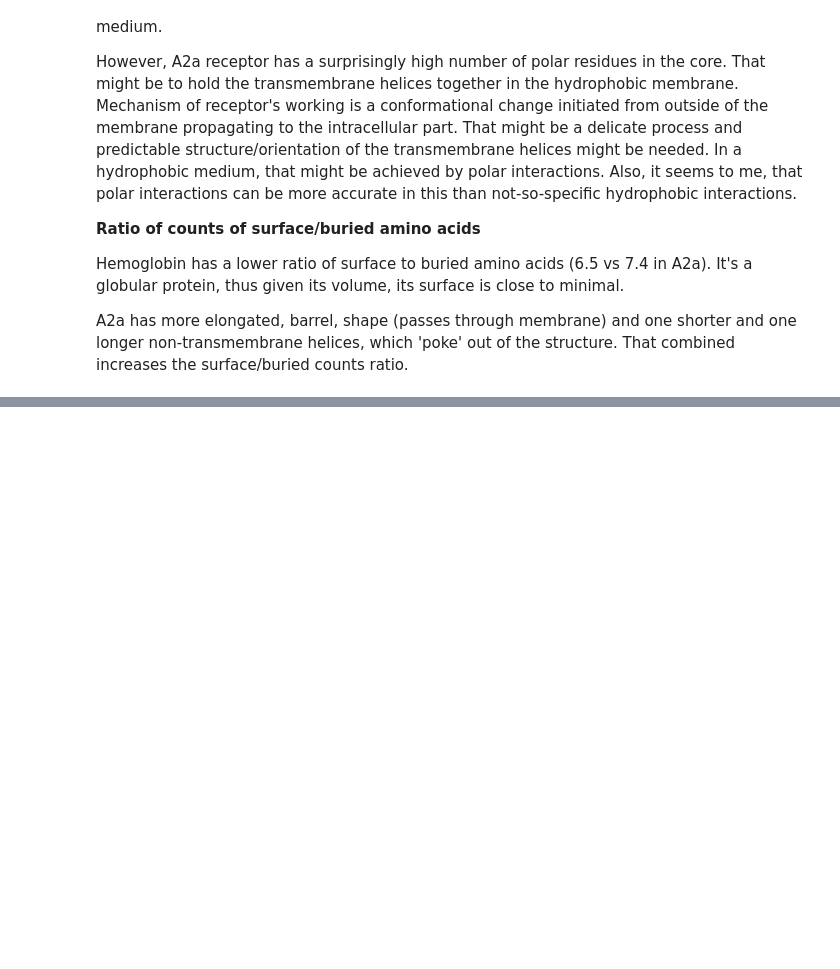
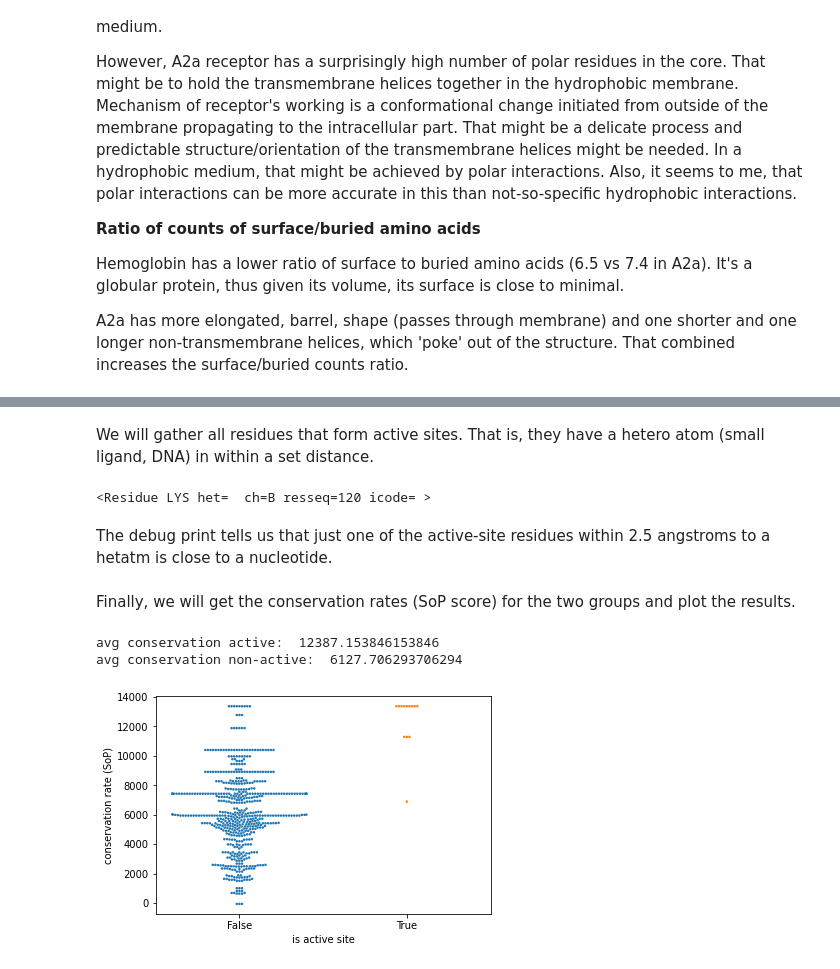
Before and after one commit to adam-kral/bioinfo_algoritmy_kral, a Jupyter notebook: assignment_demos.ipynb, the cells around one changed output, grey strips where cells are left out. Cells and saved outputs as stored; diff of their text form; code cells hidden in the pictures; blank space fills up the shorter version.

```diff
--- a/assignment_demos.ipynb
+++ b/assignment_demos.ipynb
@@ -611,0 +621,54 @@ víc dat a/nebo pravděpodobnostní model.
+# %% [markdown]
+We will gather all residues that form active sites. That is, they have a hetero atom (small ligand, DNA) in within a set distance.
+# %%
+HETATM_WITHIN_A = 2.5  # set 4 angstroms for DNA binding (donor to acceptor, hydrogen non existent in X-ray structures)
+
+hetero_atoms = list(get_hetero_atoms(model))  # note that the whole `model`, not the single chain
+                                              # -- in case we want to include nucleotides (have their own chains)
+active_site_residues = set()
+
+for hetatm in hetero_atoms:
+    residues_and_distances = residues_within_d_to_atom(entity, hetatm, HETATM_WITHIN_A)
+
+    active_site_residues.update(r for r, d in residues_and_distances if r.is_aa)
+
+    # debug print residues close to a nucleotide
+    if len(hetatm.get_parent()) != 1:
+        # is not one atom hetatm residue (Zn), but probably a nucleotide
+        for r, d in residues_and_distances:
+            if r.is_aa:
+                print(r)
+
+
+non_active_site_residues = list(set(entity.aa_residues).difference(active_site_residues))
+active_site_residues = list(active_site_residues)  # making it list, next code depends on the order
+# %% [output]
+<Residue LYS het=  ch=B resseq=120 icode= >
+# %% [markdown]
+The debug print tells us that just one of the active-site residues within 2.5 angstroms to a hetatm is close to a nucleotide.
+# %% [markdown]
+Finally, we will get the conservation rates (SoP score) for the two groups and plot the results.
+# %%
+conservation_active = [conservation_rate_of_chain_aa(msa, aa, resseq_to_msa_columns)
+                       for aa in active_site_residues]
+
+conservation_non_active = [conservation_rate_of_chain_aa(msa, aa, resseq_to_msa_columns)
+                           for aa in non_active_site_residues]
+
+import matplotlib.pyplot as plt
+import seaborn as sns
+
+print('avg conservation active: ', sum(conservation_active)/len(conservation_active))
+print('avg conservation non-active: ', sum(conservation_non_active)/len(conservation_non_active))
+
+ax = sns.swarmplot(
+    x=list(itertools.chain(itertools.repeat(False, len(non_active_site_residues)), itertools.repeat(True, len(active_site_residues)))),
+    y=list(itertools.chain(conservation_non_active, conservation_active)),
+    size=2.5
+)
+ax.set(xlabel='is active site', ylabel='conservation rate (SoP)')
+plt.show()
+# %% [output]
+avg conservation active:  12387.153846153846
+avg conservation non-active:  6127.706293706294
+[figure, added]
```
Also changed, not shown: parts of 40 cells of this notebook, 13 other files.
